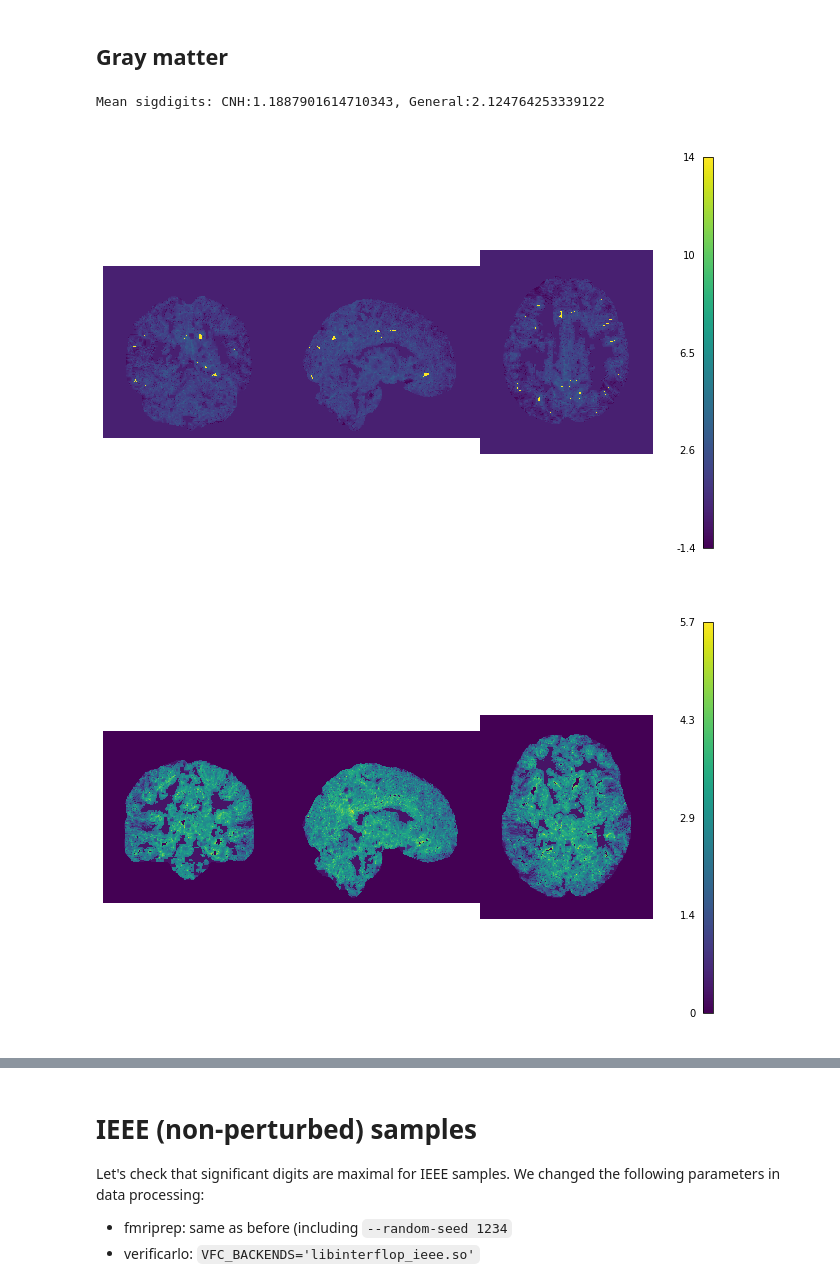
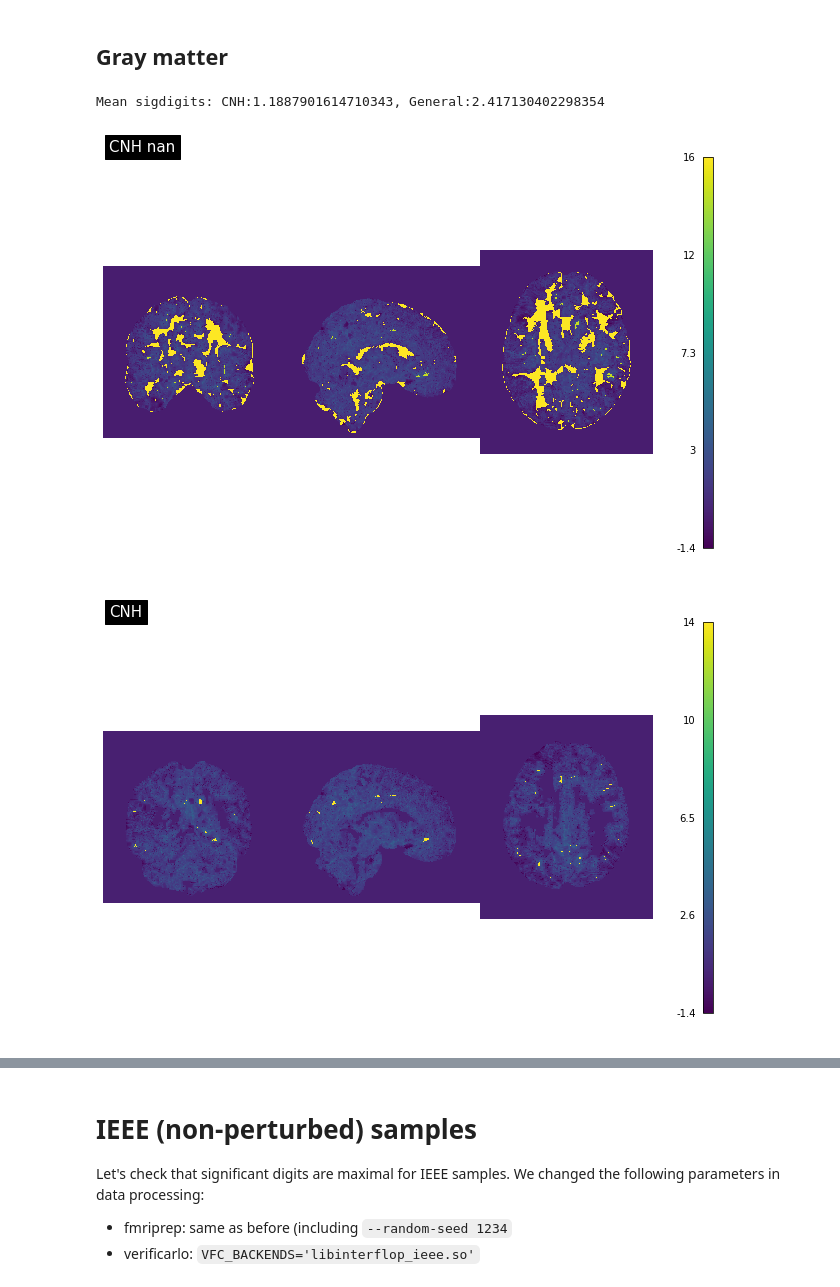
Before and after one commit to yohanchatelain/fuzzy-fmriprep, a Jupyter notebook: sigdigits.ipynb, the cells around one changed output, grey strips where cells are left out. Drawn from its saved outputs; the diff is of its cells as text; code cells hidden in the pictures.

```diff
--- a/sigdigits.ipynb
+++ b/sigdigits.ipynb
@@ -49,8 +49,8 @@ def sigdig_general(array, base=2, axis=0):
     reference=np.mean(array,axis=axis,dtype=np.float64)
     s= sigdigits.significant_digits(array,
                                     reference=reference,
-                                    probability=0.99,
-                                    confidence=0.95,
+                                    probability=0.66,
+                                    confidence=0.66,
                                     axis=axis,
                                     method=sigdigits.Method.General,
                                     precision=sd_precision,
@@ -63,13 +63,13 @@ def sigdig_general(array, base=2, axis=0):
     return np.array(s,dtype=np.float64)
 
 
-def plot_array(array, cmap=mpl.cm.viridis):
+def plot_array(array, cmap=mpl.cm.viridis, title=""):
     fig, axes = plt.subplots(nrows=1,ncols=1,figsize=(11, 8))
     ni_img = nib.Nifti1Image(array, nib.load(image_files[0]).affine)
 
     #fig.suptitle("(b) Distributions of significant bits averaged among 20 subjects on MNI space", fontsize=14)
     nilp.plot_img(ni_img, draw_cross=False, cmap=cmap, axes=axes,
-                  annotate=False, black_bg=False, colorbar=True)
+                  annotate=False, black_bg=False, colorbar=True, title=title)
 # %% [markdown]
 # Spatial normalization
 # %% [markdown]
@@ -210,33 +228,47 @@ file_name = "fmriprep/sub-032633/ses-001/anat/sub-032633_ses-001_run-1_space-MNI
 # %%
 # Build array of samples
 image_files = [op.join(condition, str(i), file_name) for i in range(n_samples)]
 array = np.array([(nib.load(image_file).get_fdata()) for image_file in image_files])
 
 # Get significant digits
 sigdigs_cnh = sigdig_cnh(array, base=10, axis=0)
 sigdigs_gen = sigdig_general(array, base=10, axis=0)
+
+nan_cnh = sigdigs_cnh
+nan_cnh = np.nan_to_num(nan_cnh,nan=16)
+mask_data = mask.get_fdata()
+masked_nan_cnh = np.where(mask_data>0, nan_cnh, mask_data)
+plot_array(masked_nan_cnh,title="CNH nan")
 
 # Mean sigdigits
 x = mask.get_fdata().astype('bool')
 m_cnh=np.nanmean(sigdigs_cnh[x])
 x = mask.get_fdata().astype('bool')
 m_gen=np.nanmean(sigdigs_gen[x])
 print(f"Mean sigdigits: CNH:{m_cnh}, General:{m_gen}")
 
 # Plot masked sigdigits
 mask_data = mask.get_fdata()
 masked_sigdigs_cnh = np.where(mask_data>0, sigdigs_cnh, mask_data)
-plot_array(masked_sigdigs_cnh)
+plot_array(masked_sigdigs_cnh,title="CNH")
 
 # Plot masked sigdigits
+sig = sigdig_general(a,base=10,axis=0)
+sig = np.nan_to_num(sig,nan=16)
+mask_data = mask.get_fdata()
+masked_sigdigs_gen = np.where(mask_data>0, sig, mask_data)
+plot_array(masked_sigdigs_gen, title="General nan")
+
+
 mask_data = mask.get_fdata()
 masked_sigdigs_gen = np.where(mask_data>0, sigdigs_gen, mask_data)
-plot_array(masked_sigdigs_gen)
+plot_array(masked_sigdigs_gen, title="General")
 
 # Diff between CNH and General
 diff = np.abs(masked_sigdigs_cnh - masked_sigdigs_gen)
+diff[diff==np.max(diff)]=0
 plot_array(diff)
 # %% [output]
-Mean sigdigits: CNH:1.1887901614710343, General:2.124764253339122
+Mean sigdigits: CNH:1.1887901614710343, General:2.417130402298354
-[figure, old version]
+[figure, new version]
-[figure, old version]
+[figure, new version]
```
Also changed, not shown: parts of 3 cells of this notebook.
